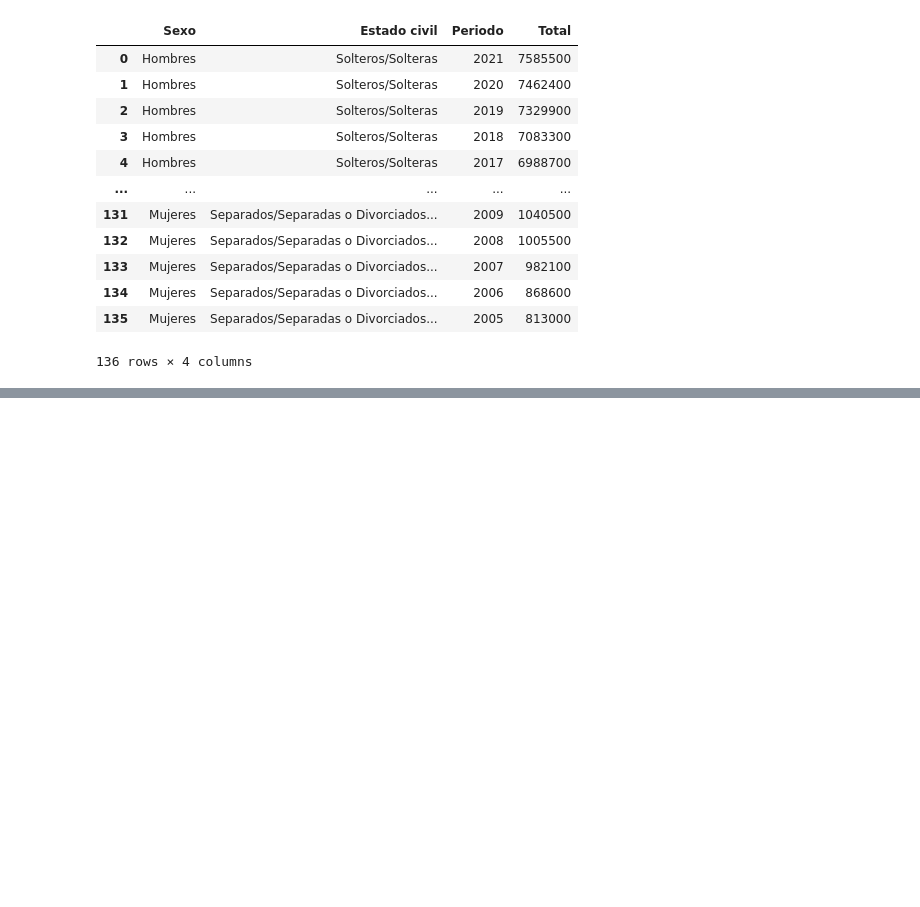
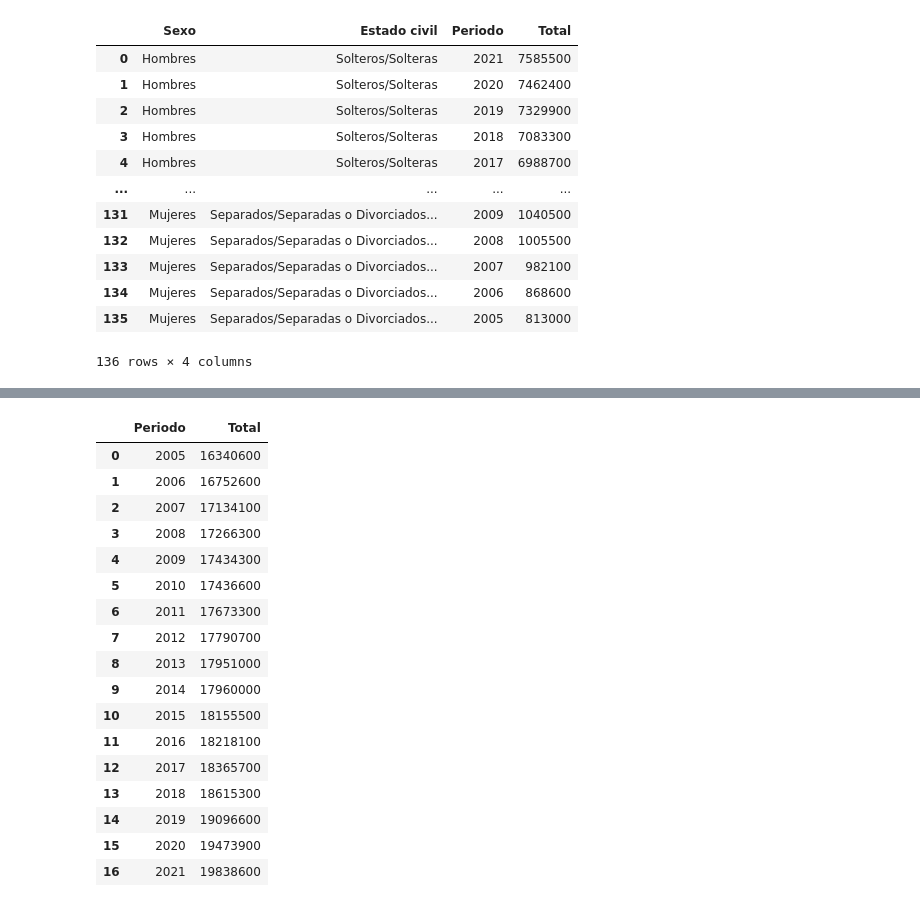
Before and after one commit to elvestevez/marriages_divorces_project_m2, a Jupyter notebook: notebooks/get_dataset.ipynb, the cells around one changed output, grey strips where cells are left out. Saved outputs shown, nothing was run; the diff lists cells and outputs as text; code cells hidden in the pictures; blank space fills up the shorter version.

```diff
--- a/notebooks/get_dataset.ipynb
+++ b/notebooks/get_dataset.ipynb
@@ -893,0 +915,21 @@ df_pop.to_csv(path_out + 'population.csv') # dataset population
+# %%
+pd.DataFrame(df_pop.loc[df_pop['Estado civil'] != 'Casados/Casadas'].groupby(['Periodo'])['Total'].sum()).reset_index()
+# %% [output]
+|  | Periodo | Total |
+| 0 | 2005 | 16340600 |
+| 1 | 2006 | 16752600 |
+| 2 | 2007 | 17134100 |
+| 3 | 2008 | 17266300 |
+| 4 | 2009 | 17434300 |
+| 5 | 2010 | 17436600 |
+| 6 | 2011 | 17673300 |
+| 7 | 2012 | 17790700 |
+| 8 | 2013 | 17951000 |
+| 9 | 2014 | 17960000 |
+| 10 | 2015 | 18155500 |
+| 11 | 2016 | 18218100 |
+| 12 | 2017 | 18365700 |
+| 13 | 2018 | 18615300 |
+| 14 | 2019 | 19096600 |
+| 15 | 2020 | 19473900 |
+| 16 | 2021 | 19838600 |
```
Also changed, not shown: parts of 10 cells of this notebook, 14 other files.
